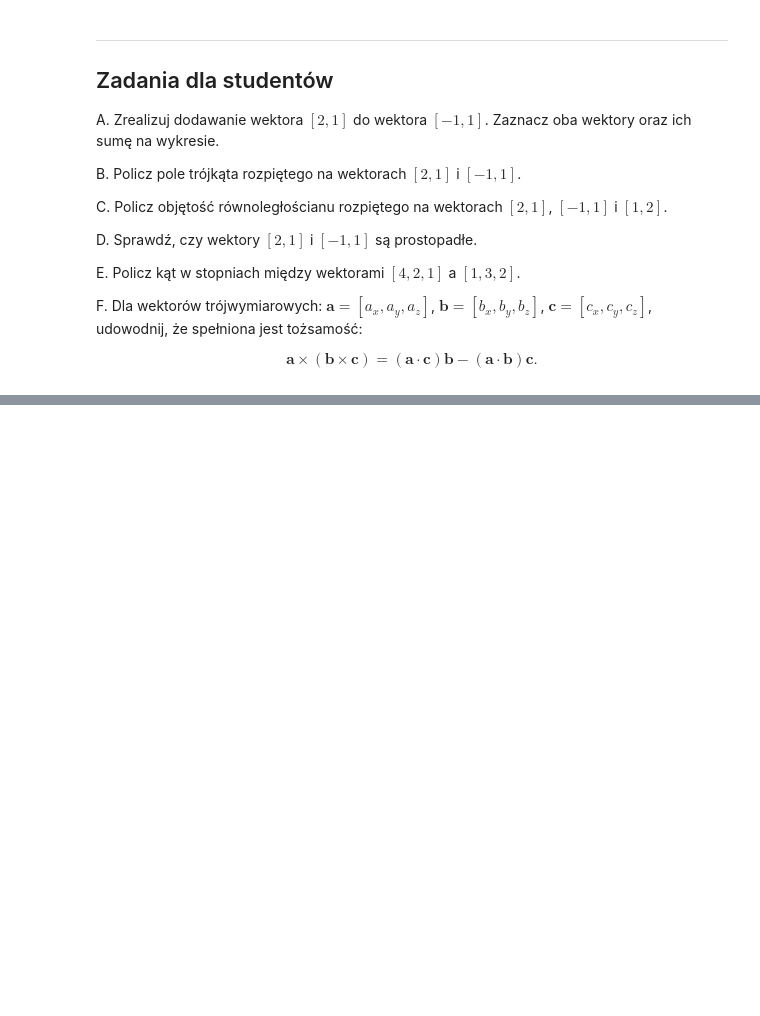
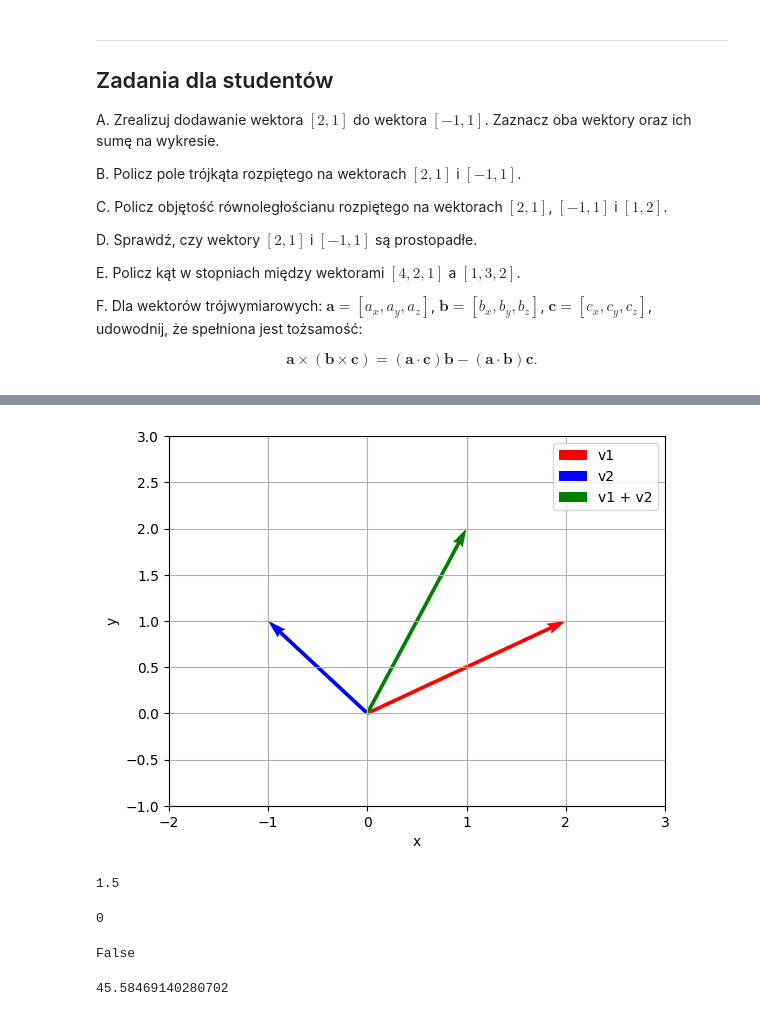
Before and after one commit to bellka555/Math-2024-25-Winter, a Jupyter notebook: Notebooks_PL/01_Algebra_Liniowa/03_Wektory/LA_Wektory_iloczyny.ipynb, the cells around one changed output, grey strips where cells are left out. Drawn from its saved outputs; the diff is of its cells as text; code cells hidden in the pictures; blank space fills up the shorter version.

```diff
--- a/Notebooks_PL/01_Algebra_Liniowa/03_Wektory/LA_Wektory_iloczyny.ipynb
+++ b/Notebooks_PL/01_Algebra_Liniowa/03_Wektory/LA_Wektory_iloczyny.ipynb
@@ -282,0 +223,70 @@ Task F: Identity a x (b x c) = (a ⋅ c)b - (a ⋅ b)c holds: True
+# %%
+import numpy as np
+import matplotlib.pyplot as plt
+
+v1 = np.array([2, 1])
+v2 = np.array([-1, 1])
+
+v_sum = v1 + v2
+
+plt.quiver(0, 0, v1[0], v1[1], angles='xy', scale_units='xy', scale=1, color='r', label='v1')
+plt.quiver(0, 0, v2[0], v2[1], angles='xy', scale_units='xy', scale=1, color='b', label='v2')
+plt.quiver(0, 0, v_sum[0], v_sum[1], angles='xy', scale_units='xy', scale=1, color='g', label='v1 + v2')
+
+plt.xlim(-2, 3)
+plt.ylim(-1, 3)
+
+plt.legend()
+plt.grid()
+plt.xlabel("x")
+plt.ylabel("y")
+plt.show()
+# %% [output]
+[figure, added]
+# %%
+import sympy as sp
+
+A= sp.Matrix([2, 1])
+B= sp.Matrix([-1,1])
+
+cross_AB = (2 * 1)-(1 *(-1))
+
+pole = 1/2 * cross_AB
+pole
+# %% [output]
+1.5
+# %%
+v1 = np.array([2, 1, 1])
+v2 = np.array([-1, 1, 1])
+v3 = np.array([1, 2, 2])
+
+cross_v2_v3 = np.cross(v2, v3)
+
+volume = abs(np.dot(v1, cross_v2_v3))
+volume
+# %% [output]
+0
+# %%
+v1 = np.array([2, 1])
+v2 = np.array([-1, 1])
+
+dot_product = np.dot(v1, v2)
+
+is_perpendicular = dot_product == 0
+is_perpendicular
+# %% [output]
+False
+# %%
+v1 = np.array([4, 2, 1])
+v2 = np.array([1, 3, 2])
+
+dot_product = np.dot(v1, v2)
+mag_v1 = np.linalg.norm(v1)
+mag_v2 = np.linalg.norm(v2)
+
+cos_theta = dot_product / (mag_v1 * mag_v2)
+angle_rad = np.arccos(cos_theta)
+angle_deg = np.degrees(angle_rad)
+angle_deg
+# %% [output]
+45.58469140280702
```
Also changed, not shown: parts of 2 cells of this notebook.
